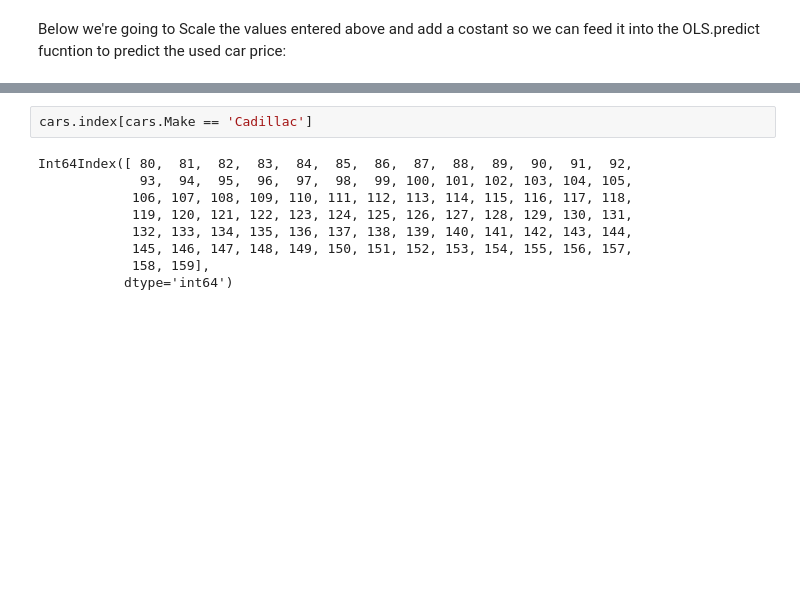
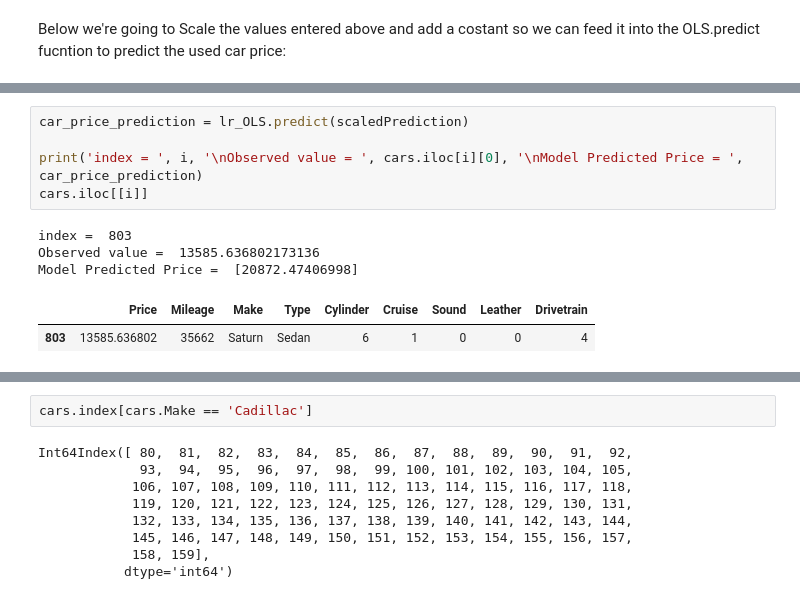
Before and after one commit to Ozxahmed/ML_DS_DL_Udemy_Course, a Jupyter notebook: s3_2_clean_project.ipynb, the cells around one changed output, grey strips where cells are left out. Drawn from its saved outputs; the diff is of its cells as text; blank space fills up the shorter version.

```diff
--- a/s3_2_clean_project.ipynb
+++ b/s3_2_clean_project.ipynb
@@ -842,0 +805,11 @@ for index in cars.index.to_list():
+# %%
+car_price_prediction = lr_OLS.predict(scaledPrediction)
+
+print('index = ', i, '\nObserved value = ', cars.iloc[i][0], '\nModel Predicted Price = ', car_price_prediction)
+cars.iloc[[i]]
+# %% [output]
+index =  803
+Observed value =  13585.636802173136
+Model Predicted Price =  [20872.47406998]
+|  | Price | Mileage | Make | Type | Cylinder | Cruise | Sound | Leather | Drivetrain |
+| 803 | 13585.636802 | 35662 | Saturn | Sedan | 6 | 1 | 0 | 0 | 4 |
```
Also changed, not shown: parts of 20 cells of this notebook.
